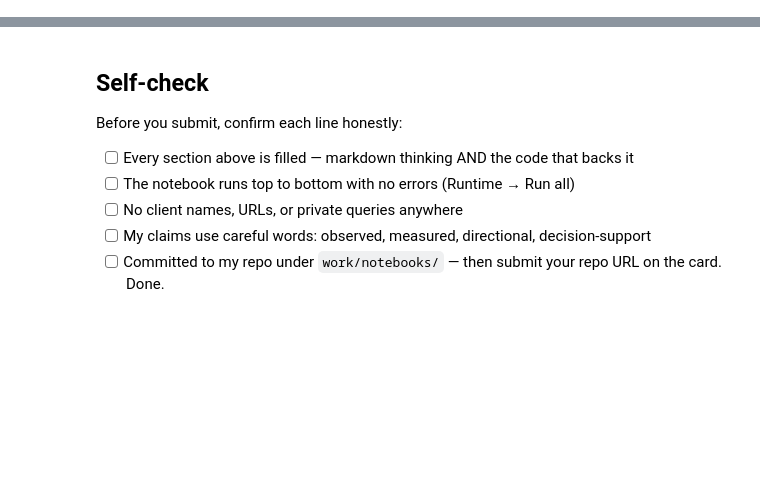
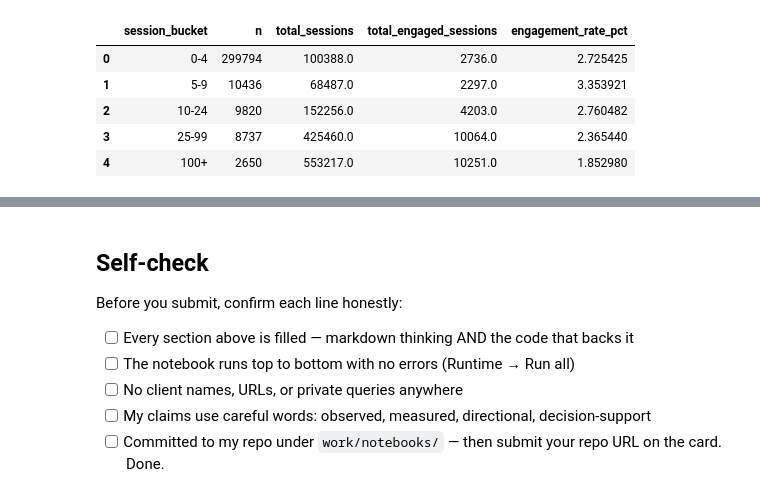
Before and after one commit to Adnan-ai98/flyrank-ml-internship, a Jupyter notebook: work/notebooks/w04_signal_audit.ipynb, the cells around one changed output, grey strips where cells are left out. Cells and saved outputs as stored; diff of their text form; code cells hidden in the pictures; blank space fills up the shorter version.

```diff
--- a/work/notebooks/w04_signal_audit.ipynb
+++ b/work/notebooks/w04_signal_audit.ipynb
@@ -36,0 +371,87 @@ This skeleton is yours to fill. Work the sections **in order** — each one has
+# %%
+# ============================================================
+# SIGNAL 3 — GA4 SESSIONS VS ENGAGEMENT RATE
+# ============================================================
+
+audit_frame["session_bucket"] = pd.cut(
+    audit_frame["ga4_sessions"],
+    bins=[-1, 4, 9, 24, 99, np.inf],
+    labels=[
+        "0-4",
+        "5-9",
+        "10-24",
+        "25-99",
+        "100+"
+    ]
+)
+
+engagement_test = (
+    audit_frame
+    .groupby("session_bucket", observed=False)
+    .agg(
+        n=("ga4_sessions", "size"),
+        total_sessions=("ga4_sessions", "sum"),
+        total_engaged_sessions=("ga4_engaged_sessions", "sum")
+    )
+    .reset_index()
+)
+
+engagement_test["engagement_rate"] = np.where(
+    engagement_test["total_sessions"] > 0,
+    engagement_test["total_engaged_sessions"]
+    / engagement_test["total_sessions"],
+    np.nan
+)
+
+engagement_test["engagement_rate_pct"] = (
+    engagement_test["engagement_rate"] * 100
+)
+
+print("SIGNAL 3 — GA4 sessions vs engagement rate")
+
+display(
+    engagement_test[
+        [
+            "session_bucket",
+            "n",
+            "total_sessions",
+            "total_engaged_sessions",
+            "engagement_rate_pct"
+        ]
+    ]
+)
+
+valid_engagement = engagement_test.dropna(
+    subset=["engagement_rate"]
+).copy()
+
+# Only use buckets with enough observations
+valid_engagement = valid_engagement[
+    valid_engagement["n"] >= 50
+].copy()
+
+if len(valid_engagement) < 3:
+    engagement_verdict = "FALSE"
+else:
+    engagement_values = (
+        valid_engagement["engagement_rate"]
+        .to_numpy()
+    )
+
+    increasing = np.sum(
+        np.diff(engagement_values) > 0
+    )
+
+    decreasing = np.sum(
+        np.diff(engagement_values) <= 0
+    )
+
+    if increasing >= 3:
+        engagement_verdict = "CONFIRMED"
+    elif decreasing >= 3:
+        engagement_verdict = "OPPOSITE"
+    else:
+        engagement_verdict = "MIXED"
+
+print("Verdict:", engagement_verdict)
+# %% [output]
@@ -36,0 +459,6 @@ This skeleton is yours to fill. Work the sections **in order** — each one has
+|  | session_bucket | n | total_sessions | total_engaged_sessions | engagement_rate_pct |
+| 0 | 0-4 | 299794 | 100388.0 | 2736.0 | 2.725425 |
+| 1 | 5-9 | 10436 | 68487.0 | 2297.0 | 3.353921 |
+| 2 | 10-24 | 9820 | 152256.0 | 4203.0 | 2.760482 |
+| 3 | 25-99 | 8737 | 425460.0 | 10064.0 | 2.365440 |
+| 4 | 100+ | 2650 | 553217.0 | 10251.0 | 1.852980 |
```
Also changed, not shown: parts of 20 cells of this notebook.
